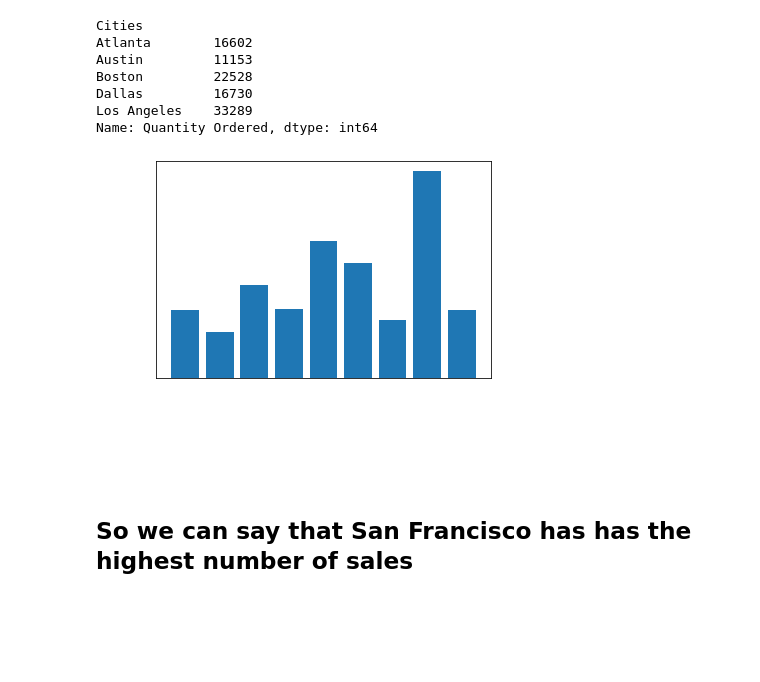
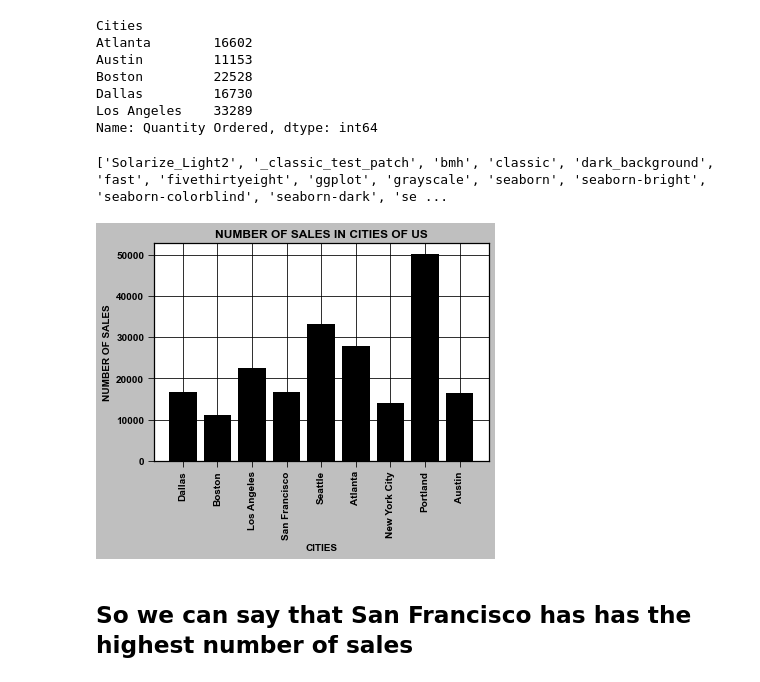
Before and after one commit to shoabahamed/python-projects, a Jupyter notebook: pandas_data_analysis/data_analysis.ipynb, the cells around one changed output. Cells and saved outputs as stored; diff of their text form; code cells hidden in the pictures; blank space fills up the shorter version.

```diff
--- a/pandas_data_analysis/data_analysis.ipynb
+++ b/pandas_data_analysis/data_analysis.ipynb
@@ -241,23 +242,28 @@ Name: Quantity Ordered, dtype: int64
 # %%
 cities = number_of_sales.index
 count_values = number_of_sales.values
-# %%
-fig = plt.figure()
-ax = fig.add_subplot()
-
-ax.xaxis.label.set_color('white')
-ax.yaxis.label.set_color('white')
-ax.tick_params(axis='x', colors='white')
-ax.tick_params(axis='y', colors='white')
-
-ax.bar(cities, count_values)
-ax.set_xlabel('cities')
-ax.set_ylabel('number of sales')
-plt.xticks(cities, rotation='vertical')
-
-plt.show()
-# %% [output]
-[figure, removed]
+# %%
+print(plt.style.available)
+# %% [output]
+['Solarize_Light2', '_classic_test_patch', 'bmh', 'classic', 'dark_background', 'fast', 'fivethirtyeight', 'ggplot', 'grayscale', 'seaborn', 'seaborn-bright', 'seaborn-colorblind', 'seaborn-dark', 'se ...
+# %%
+plt.style.use('grayscale')
+
+fig = plt.figure()
+ax = fig.add_subplot()
+
+ax.bar(cities, count_values)
+ax.set_xlabel('CITIES', fontweight='bold')
+ax.set_ylabel('NUMBER OF SALES', fontweight='bold')
+
+plt.xticks(cities, rotation='vertical', fontweight='bold')
+plt.yticks(fontweight='bold')
+plt.title('NUMBER OF SALES IN CITIES OF US', fontweight='bold')
+plt.grid(True)
+
+plt.show()
+# %% [output]
+[figure, added]
 # %% [markdown]
 <h2> So we can say that San Francisco has has the highest number of sales</h2>
 # %%
```
Also changed, not shown: parts of 17 cells of this notebook.
